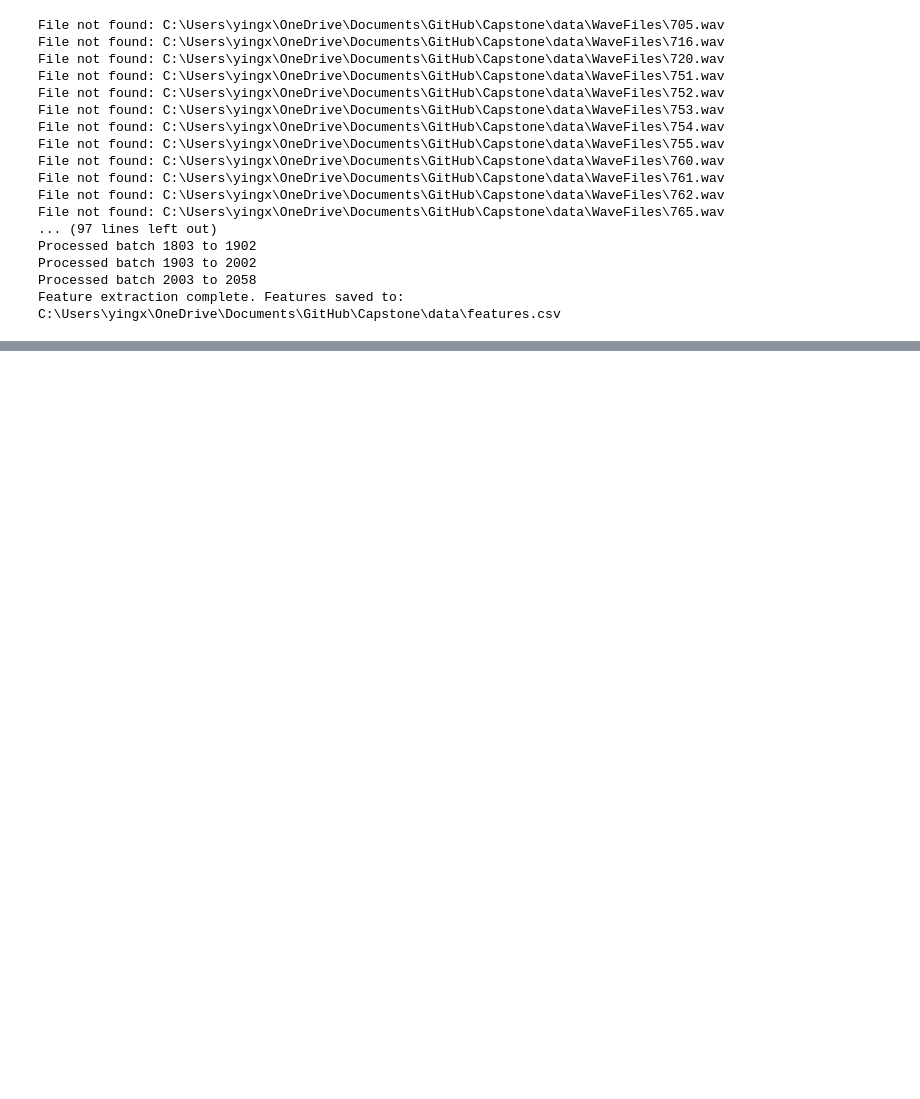
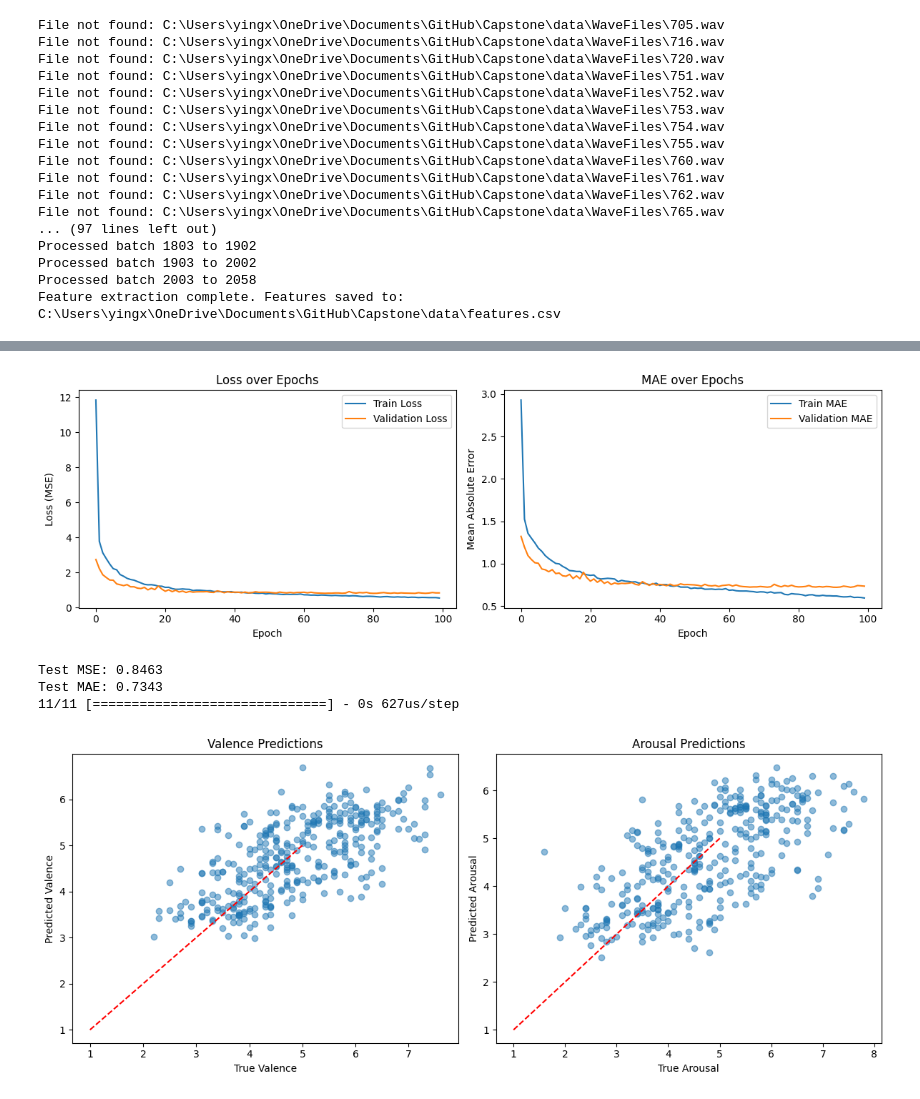
Before and after one commit to yingxinlin002/Capstone, a Jupyter notebook: main.ipynb, the cells around one changed output, grey strips where cells are left out. Drawn from its saved outputs; the diff is of its cells as text; code cells hidden in the pictures; blank space fills up the shorter version.

```diff
--- a/main.ipynb
+++ b/main.ipynb
@@ -136,0 +187,9 @@ Feature extraction complete. Features saved to: C:\Users\yingx\OneDrive\Document
+# %%
+# Split data
+X_train, X_test, y_train, y_test = train_test_split(X, y, test_size=0.2, random_state=42)
+print(f"Training set size: {X_train.shape[0]}, Test set size: {X_test.shape[0]}")
+
+# Scale features
+scaler = StandardScaler()
+X_train_scaled = scaler.fit_transform(X_train)
+X_test_scaled = scaler.transform(X_test)
@@ -136,0 +237,9 @@ Feature extraction complete. Features saved to: C:\Users\yingx\OneDrive\Document
+# %%
+# Train the model
+history = model.fit(
+    X_train_scaled, y_train,
+    validation_data=(X_test_scaled, y_test),
+    epochs=100,
+    batch_size=32,
+    verbose=1
+)
@@ -136,0 +264,61 @@ Feature extraction complete. Features saved to: C:\Users\yingx\OneDrive\Document
+# %%
+# Plot training history
+def plot_history(history):
+    plt.figure(figsize=(12, 4))
+
+    # Plot loss
+    plt.subplot(1, 2, 1)
+    plt.plot(history.history['loss'], label='Train Loss')
+    plt.plot(history.history['val_loss'], label='Validation Loss')
+    plt.title('Loss over Epochs')
+    plt.xlabel('Epoch')
+    plt.ylabel('Loss (MSE)')
+    plt.legend()
+
+    # Plot MAE
+    plt.subplot(1, 2, 2)
+    plt.plot(history.history['mae'], label='Train MAE')
+    plt.plot(history.history['val_mae'], label='Validation MAE')
+    plt.title('MAE over Epochs')
+    plt.xlabel('Epoch')
+    plt.ylabel('Mean Absolute Error')
+    plt.legend()
+
+    plt.tight_layout()
+    plt.show()
+
+plot_history(history)
+
+# Evaluate on test set
+test_loss, test_mae = model.evaluate(X_test_scaled, y_test, verbose=0)
+print(f"Test MSE: {test_loss:.4f}")
+print(f"Test MAE: {test_mae:.4f}")
+
+# Make predictions
+y_pred = model.predict(X_test_scaled)
+
+# Plot predictions vs true values
+plt.figure(figsize=(12, 5))
+
+plt.subplot(1, 2, 1)
+plt.scatter(y_test['valence_mean'], y_pred[:, 0], alpha=0.5)
+plt.plot([1, 5], [1, 5], 'r--')  # Perfect prediction line
+plt.title('Valence Predictions')
+plt.xlabel('True Valence')
+plt.ylabel('Predicted Valence')
+
+plt.subplot(1, 2, 2)
+plt.scatter(y_test['arousal_mean'], y_pred[:, 1], alpha=0.5)
+plt.plot([1, 5], [1, 5], 'r--')  # Perfect prediction line
+plt.title('Arousal Predictions')
+plt.xlabel('True Arousal')
+plt.ylabel('Predicted Arousal')
+
+plt.tight_layout()
+plt.show()
+# %% [output]
+[figure, added]
+Test MSE: 0.8463
+Test MAE: 0.7343
+11/11 [==============================] - 0s 627us/step
+[figure, added]
```
Also changed, not shown: parts of 7 cells of this notebook, 1 other file.
